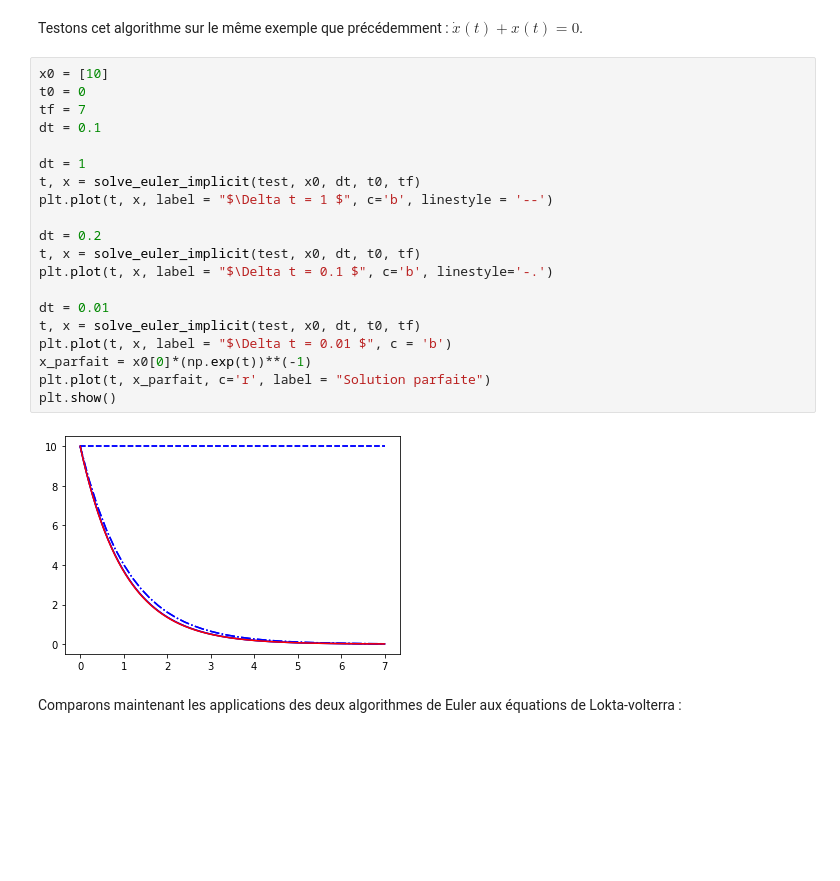
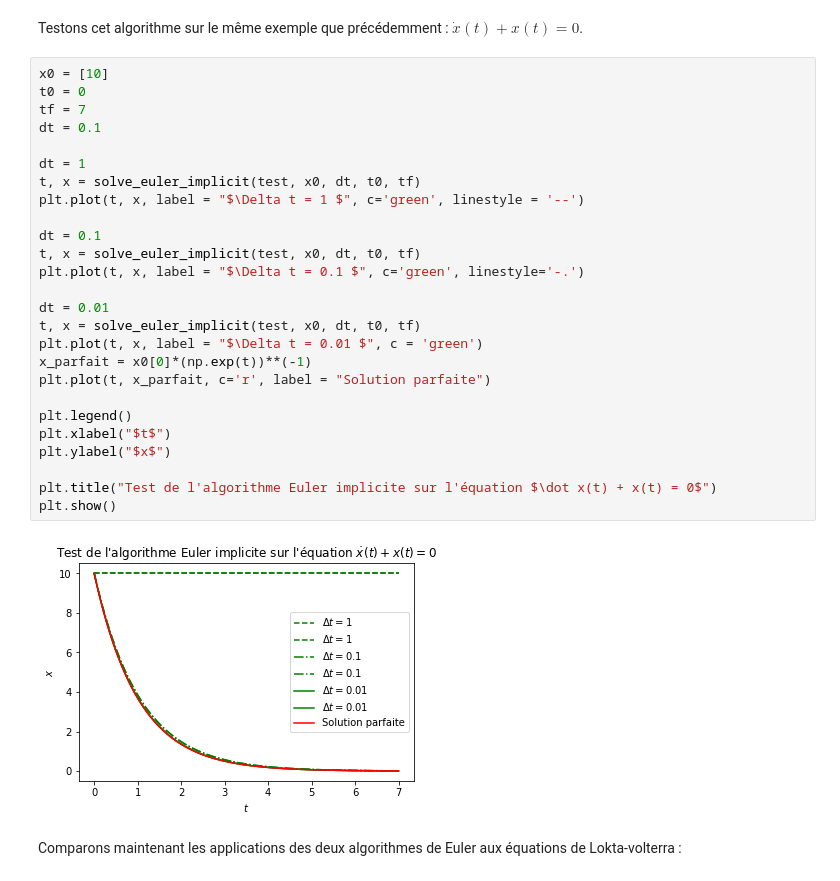
Before and after one commit to pguillot07/Devoir-Maths-Info-Equations-Differentielles, a Jupyter notebook: Rendu_equations_differentielles.ipynb, the cells around one changed output. Drawn from its saved outputs; the diff is of its cells as text; blank space fills up the shorter version.

```diff
--- a/Rendu_equations_differentielles.ipynb
+++ b/Rendu_equations_differentielles.ipynb
@@ -369,25 +429,31 @@ Testons cet algorithme sur le même exemple que précédemment : $ \dot x(t) + x
 # %%
 x0 = [10]
 t0 = 0
 tf = 7
 dt = 0.1
 
 dt = 1
 t, x = solve_euler_implicit(test, x0, dt, t0, tf)
-plt.plot(t, x, label = "$\Delta t = 1 $", c='b', linestyle = '--')
+plt.plot(t, x, label = "$\Delta t = 1 $", c='green', linestyle = '--')
 
-dt = 0.2
+dt = 0.1
 t, x = solve_euler_implicit(test, x0, dt, t0, tf)
-plt.plot(t, x, label = "$\Delta t = 0.1 $", c='b', linestyle='-.')
+plt.plot(t, x, label = "$\Delta t = 0.1 $", c='green', linestyle='-.')
 
 dt = 0.01
 t, x = solve_euler_implicit(test, x0, dt, t0, tf)
-plt.plot(t, x, label = "$\Delta t = 0.01 $", c = 'b')
+plt.plot(t, x, label = "$\Delta t = 0.01 $", c = 'green')
 x_parfait = x0[0]*(np.exp(t))**(-1)
 plt.plot(t, x_parfait, c='r', label = "Solution parfaite")
+
+plt.legend()
+plt.xlabel("$t$")
+plt.ylabel("$x$")
+
+plt.title("Test de l'algorithme Euler implicite sur l'équation $\dot x(t) + x(t) = 0$")
 plt.show()
 # %% [output]
-[figure, old version]
+[figure, new version]
 # %% [markdown]
 Comparons maintenant les applications des deux algorithmes de Euler aux équations de Lokta-volterra :
 # %%
```
Also changed, not shown: parts of 12 cells of this notebook.
